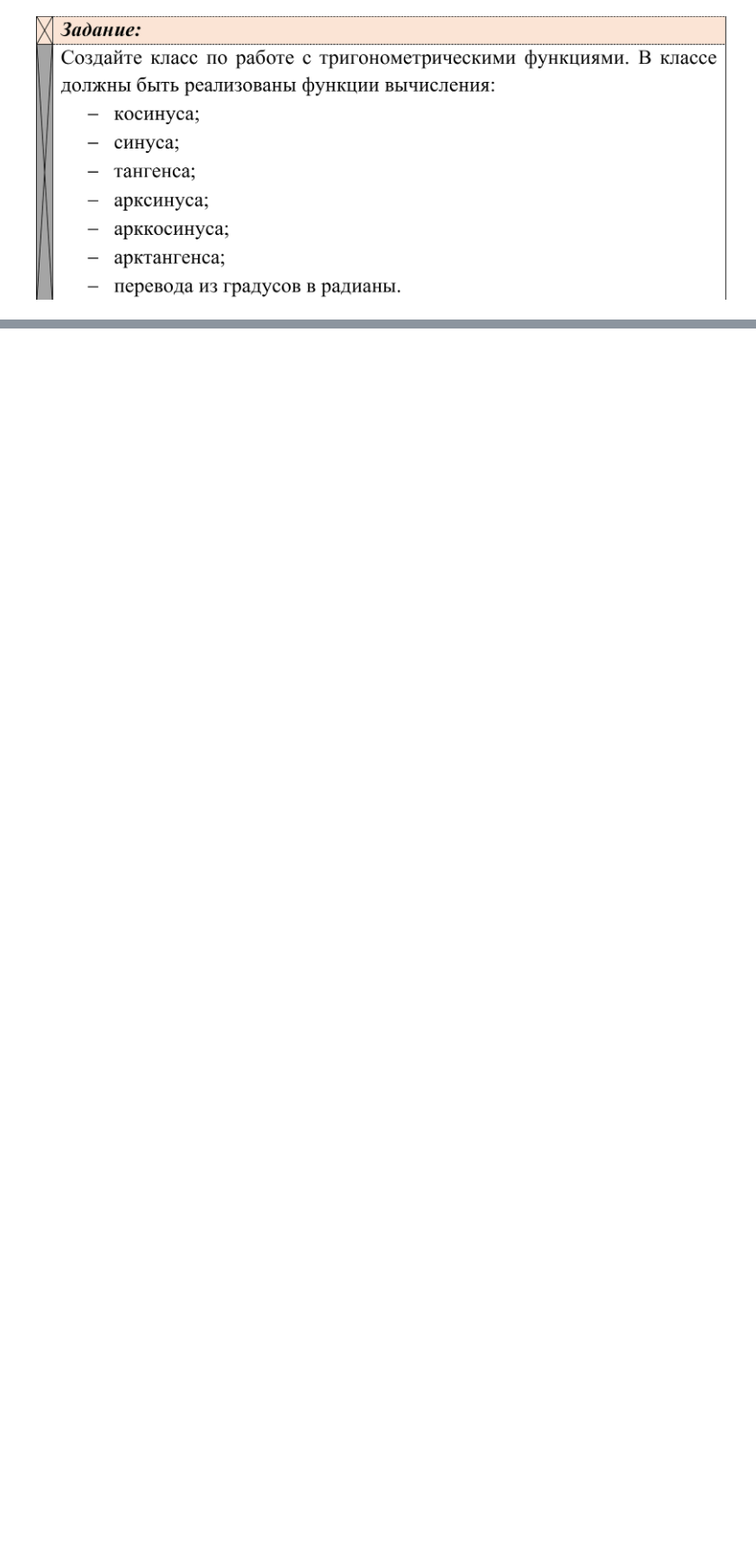
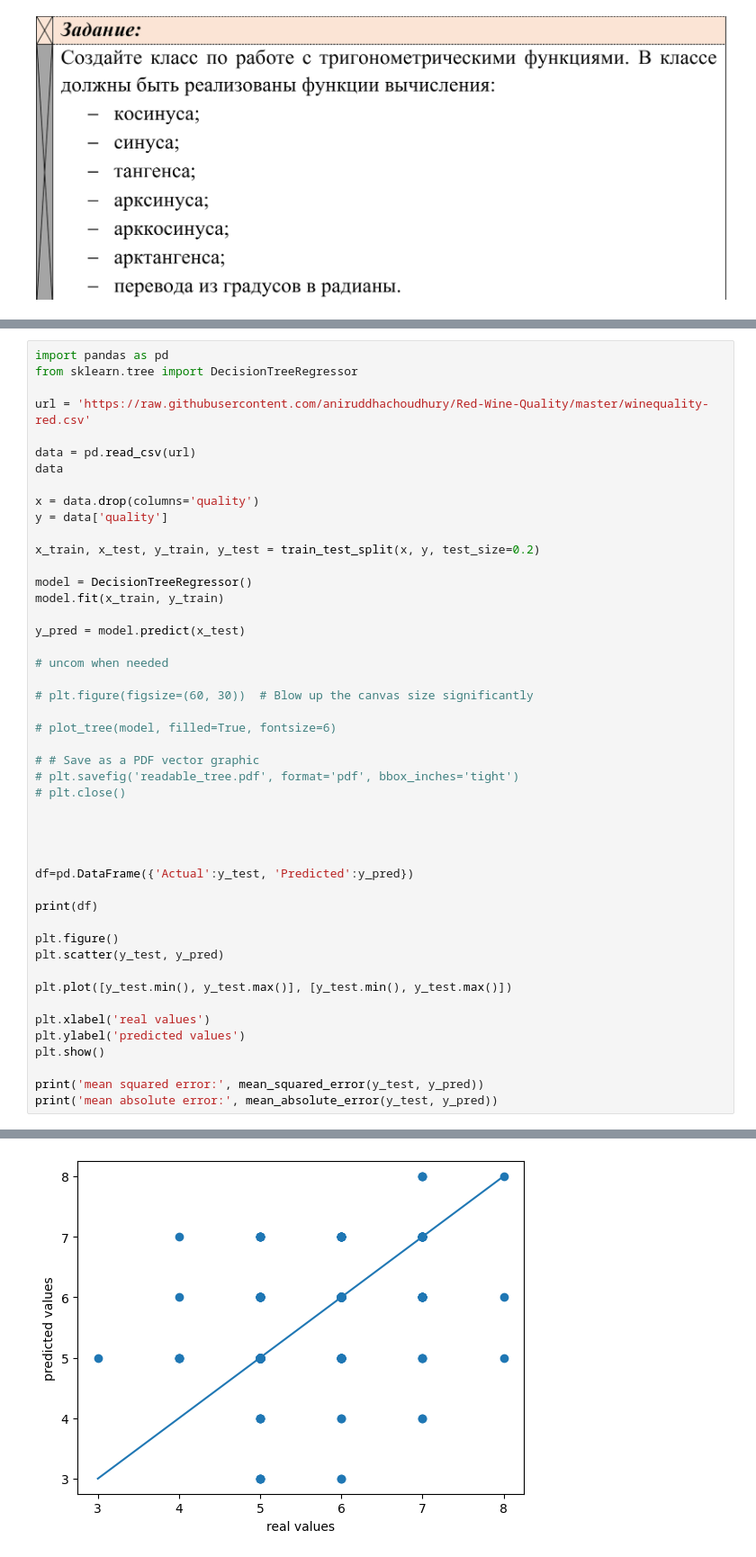
Before and after one commit to ZXCmitya/mirea, a Jupyter notebook: ai/kalinin_practice5.ipynb, the cells around one changed output, grey strips where cells are left out. Shown at 90% size. Cells and saved outputs as stored; diff of their text form; blank space fills up the shorter version.

Commit message:
Updated some files due to errors in previous files

```diff
--- a/ai/kalinin_practice5.ipynb
+++ b/ai/kalinin_practice5.ipynb
@@ -46,0 +132,48 @@ embedded-picture-1
+# %%
+import pandas as pd
+from sklearn.tree import DecisionTreeRegressor
+
+url = 'https://raw.githubusercontent.com/aniruddhachoudhury/Red-Wine-Quality/master/winequality-red.csv'
+
+data = pd.read_csv(url)
+data
+
+x = data.drop(columns='quality')
+y = data['quality']
+
+x_train, x_test, y_train, y_test = train_test_split(x, y, test_size=0.2)
+
+model = DecisionTreeRegressor()
+model.fit(x_train, y_train)
+
+y_pred = model.predict(x_test)
+
+# uncom when needed
+
+# plt.figure(figsize=(60, 30))  # Blow up the canvas size significantly
+
+# plot_tree(model, filled=True, fontsize=6)
+
+# # Save as a PDF vector graphic
+# plt.savefig('readable_tree.pdf', format='pdf', bbox_inches='tight')
+# plt.close()
+
+
+
+
+df=pd.DataFrame({'Actual':y_test, 'Predicted':y_pred})
+
+print(df)
+
+plt.figure()
+plt.scatter(y_test, y_pred)
+
+plt.plot([y_test.min(), y_test.max()], [y_test.min(), y_test.max()])
+
+plt.xlabel('real values')
+plt.ylabel('predicted values')
+plt.show()
+
+print('mean squared error:', mean_squared_error(y_test, y_pred))
+print('mean absolute error:', mean_absolute_error(y_test, y_pred))
+# %% [output]
@@ -46,0 +194 @@ embedded-picture-1
+[figure, added]
```
Also changed, not shown: parts of 10 cells of this notebook, 1 other file.
